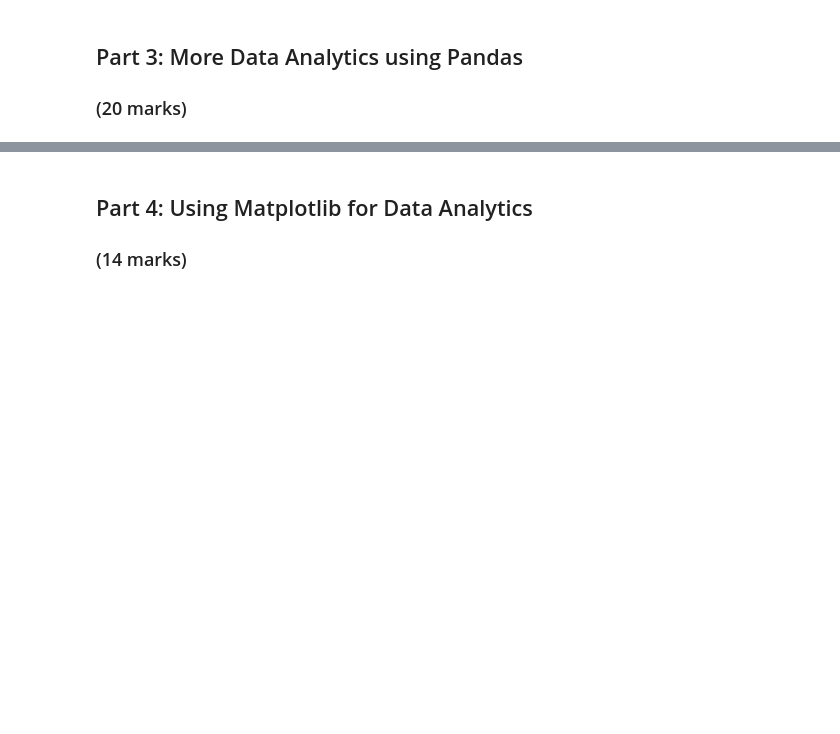
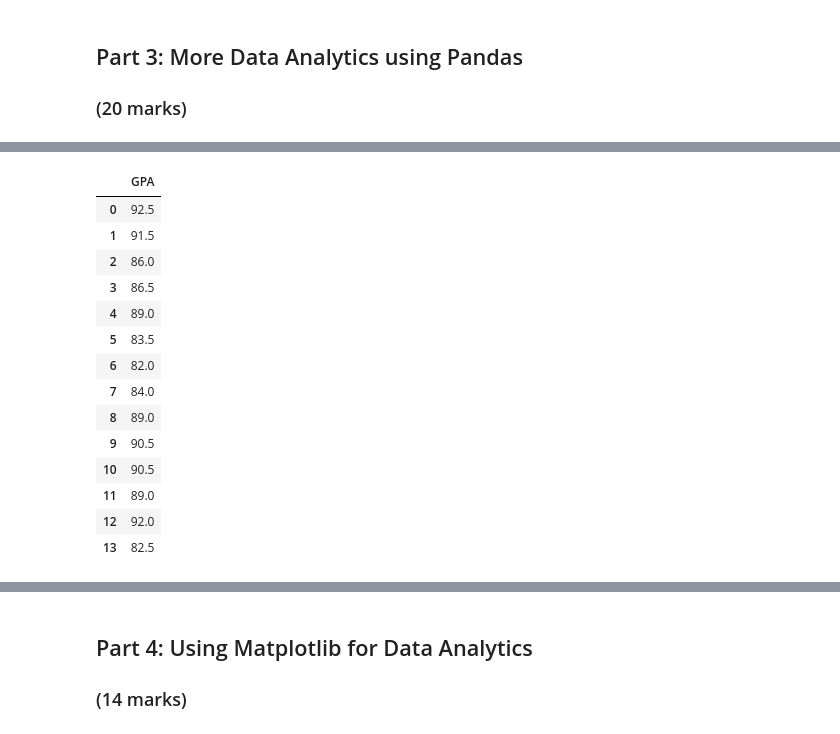
Before and after one commit to Kaushini1408/engg680_2024_fall, a Jupyter notebook: Lab_Assignment1/StudentGradeManagementSystem.ipynb, the cells around one changed output, grey strips where cells are left out. Saved outputs shown, nothing was run; the diff lists cells and outputs as text; code cells hidden in the pictures; blank space fills up the shorter version.

```diff
--- a/Lab_Assignment1/StudentGradeManagementSystem.ipynb
+++ b/Lab_Assignment1/StudentGradeManagementSystem.ipynb
@@ -204,7 +254,23 @@ print(df_mathGrade_over90)
 # %%
 # Select the column 'GPA' from the df_studentGrades and print it
 # (1 mark)
-#
+df_studentGrades.iloc[:,5:6]
+# %% [output]
+|  | GPA |
+| 0 | 92.5 |
+| 1 | 91.5 |
+| 2 | 86.0 |
+| 3 | 86.5 |
+| 4 | 89.0 |
+| 5 | 83.5 |
+| 6 | 82.0 |
+| 7 | 84.0 |
+| 8 | 89.0 |
+| 9 | 90.5 |
+| 10 | 90.5 |
+| 11 | 89.0 |
+| 12 | 92.0 |
+| 13 | 82.5 |
 # %%
 # What is the data type of grade from the English grade dataset?
 # (0.5 mark)
```
Also changed, not shown: parts of 15 cells of this notebook.
